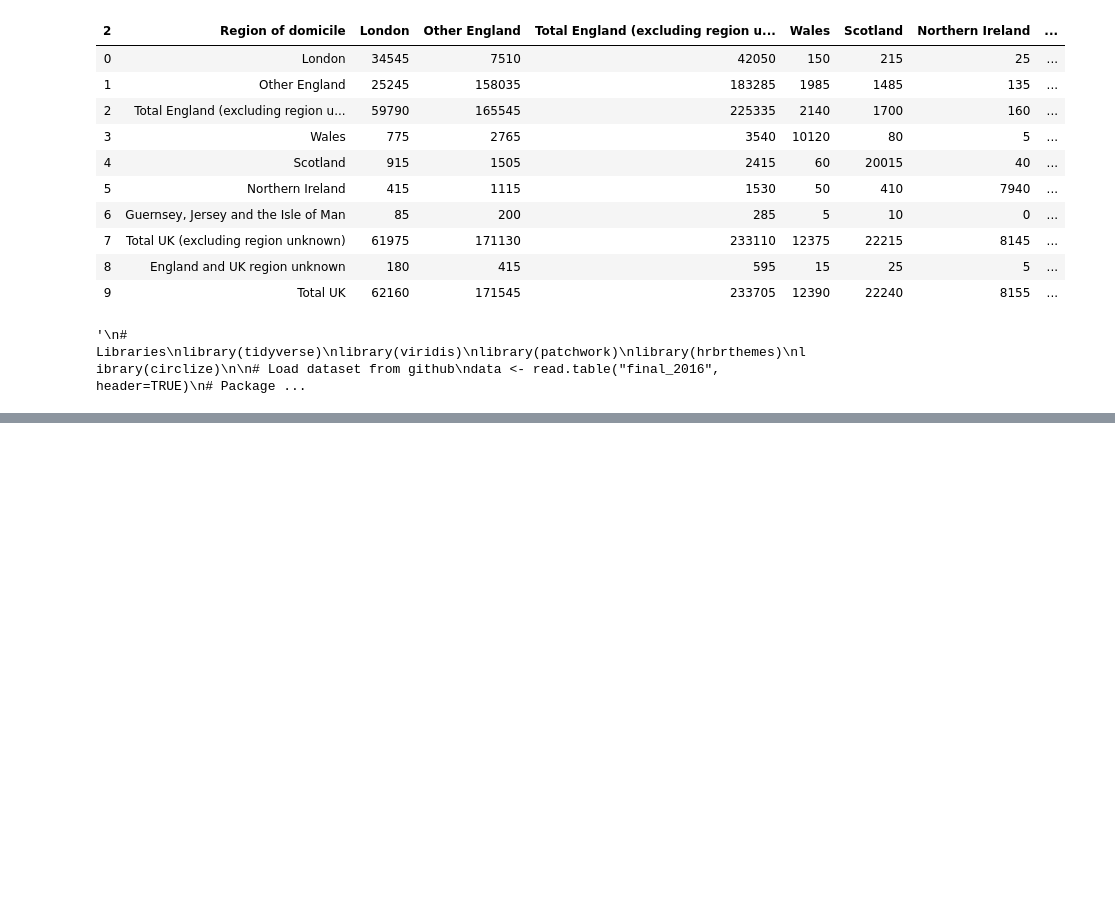
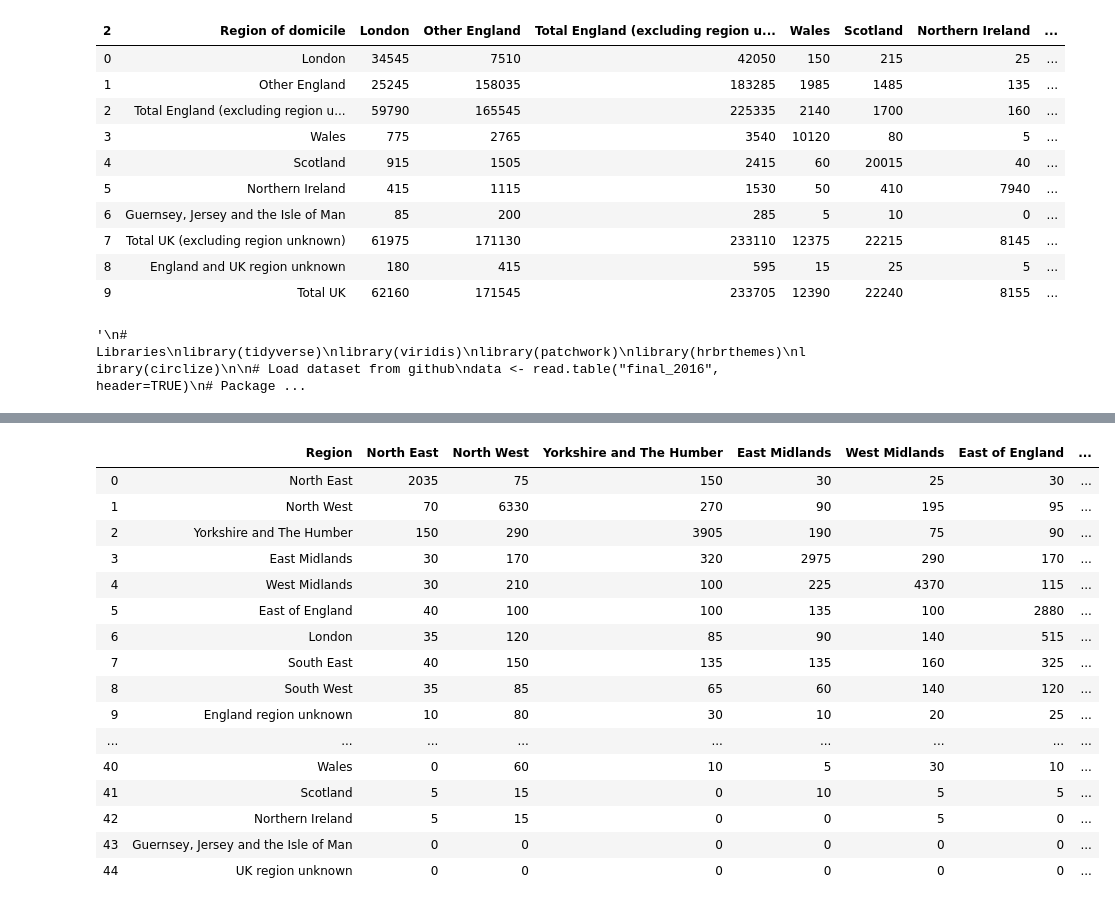
Before and after one commit to Jishenshen/Employment, a Jupyter notebook: data.ipynb, the cells around one changed output, grey strips where cells are left out. Drawn from its saved outputs; the diff is of its cells as text; code cells hidden in the pictures; blank space fills up the shorter version.

```diff
--- a/data.ipynb
+++ b/data.ipynb
@@ -280,0 +218,21 @@ pio.show(fig)
+# %%
+uk_2016_region = pd.read_csv('../usedata/2016/UK_2016_region.csv')
+uk_2016_region
+# %% [output]
+|  | Region | North East | North West | Yorkshire and The Humber | East Midlands | West Midlands | East of England | ... |
+| 0 | North East | 2035 | 75 | 150 | 30 | 25 | 30 | ... |
+| 1 | North West | 70 | 6330 | 270 | 90 | 195 | 95 | ... |
+| 2 | Yorkshire and The Humber | 150 | 290 | 3905 | 190 | 75 | 90 | ... |
+| 3 | East Midlands | 30 | 170 | 320 | 2975 | 290 | 170 | ... |
+| 4 | West Midlands | 30 | 210 | 100 | 225 | 4370 | 115 | ... |
+| 5 | East of England | 40 | 100 | 100 | 135 | 100 | 2880 | ... |
+| 6 | London | 35 | 120 | 85 | 90 | 140 | 515 | ... |
+| 7 | South East | 40 | 150 | 135 | 135 | 160 | 325 | ... |
+| 8 | South West | 35 | 85 | 65 | 60 | 140 | 120 | ... |
+| 9 | England region unknown | 10 | 80 | 30 | 10 | 20 | 25 | ... |
+| ... | ... | ... | ... | ... | ... | ... | ... | ... |
+| 40 | Wales | 0 | 60 | 10 | 5 | 30 | 10 | ... |
+| 41 | Scotland | 5 | 15 | 0 | 10 | 5 | 5 | ... |
+| 42 | Northern Ireland | 5 | 15 | 0 | 0 | 5 | 0 | ... |
+| 43 | Guernsey, Jersey and the Isle of Man | 0 | 0 | 0 | 0 | 0 | 0 | ... |
+| 44 | UK region unknown | 0 | 0 | 0 | 0 | 0 | 0 | ... |
```
Also changed, not shown: parts of 5 cells of this notebook, 7 other files.
